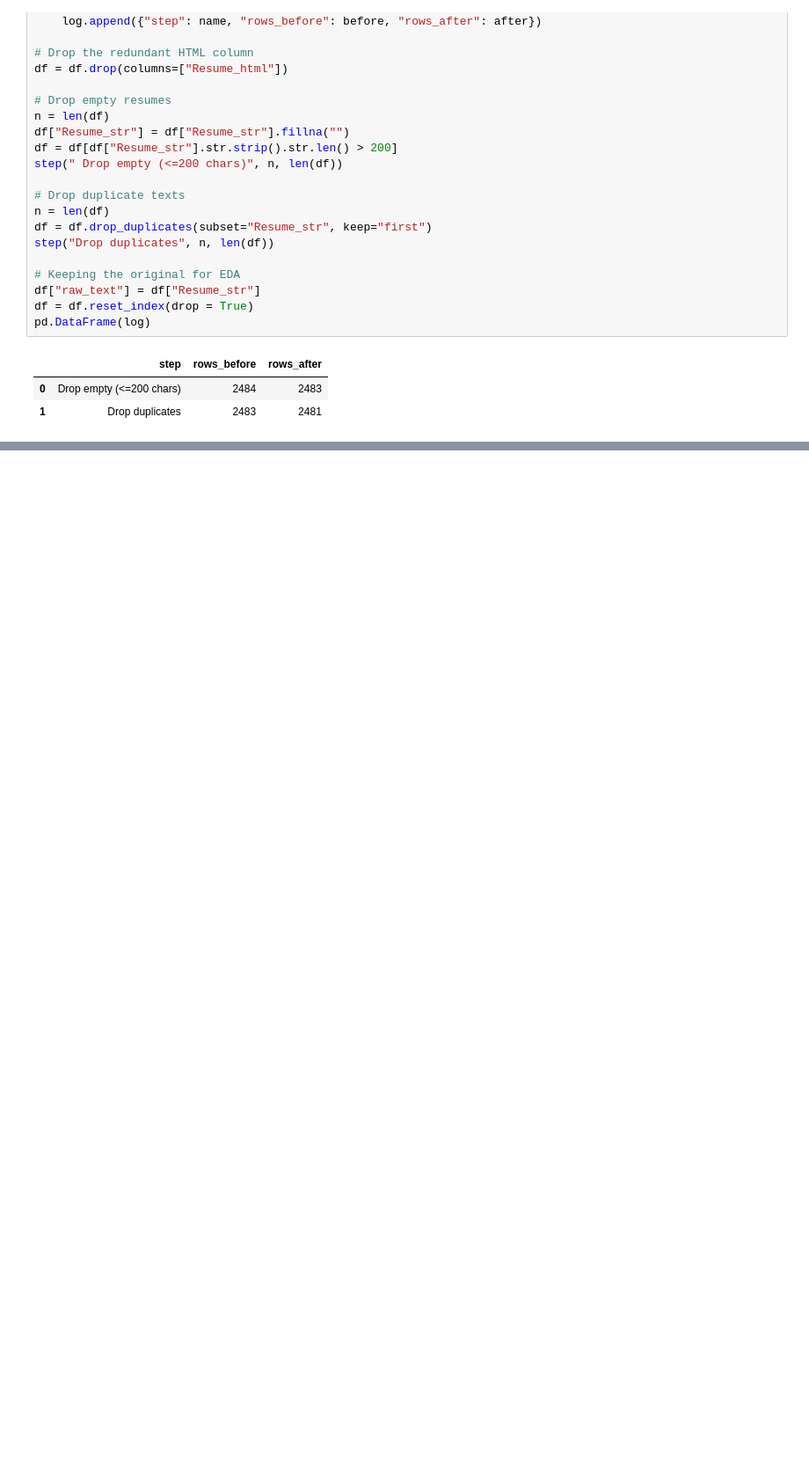
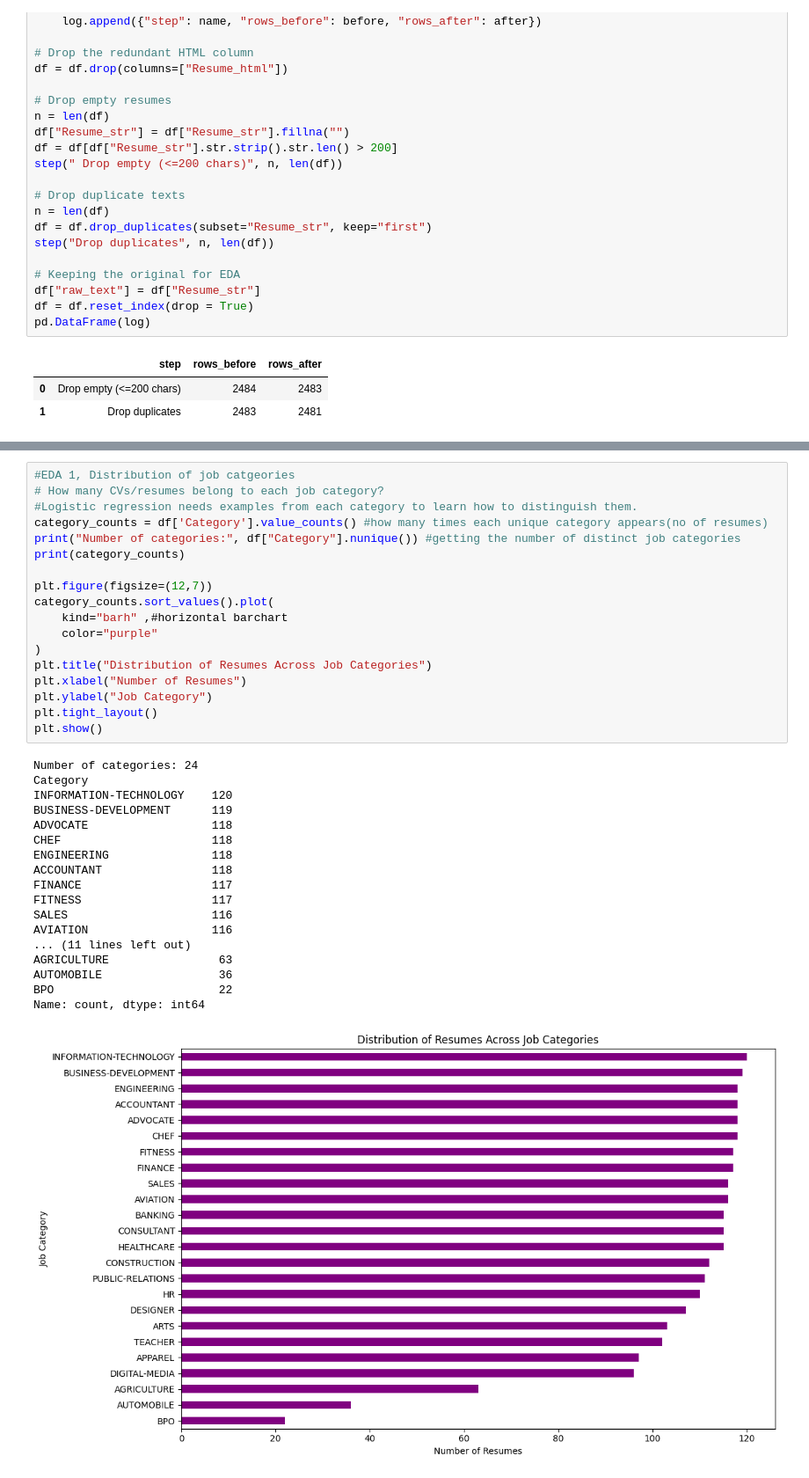
Before and after one commit to Najma-1437/SemProject_MLEngine, a Jupyter notebook: LogisticRegression_Base.ipynb, the cells around one changed output, grey strips where cells are left out. Shown at 88% size. Drawn from its saved outputs; the diff is of its cells as text; blank space fills up the shorter version.

Commit message:
added EDA for resume dataset

```diff
--- a/LogisticRegression_Base.ipynb
+++ b/LogisticRegression_Base.ipynb
@@ -143,0 +171,37 @@ pd.DataFrame(log)
+# %%
+#EDA 1, Distribution of job catgeories
+# How many CVs/resumes belong to each job category?
+#Logistic regression needs examples from each category to learn how to distinguish them.
+category_counts = df['Category'].value_counts() #how many times each unique category appears(no of resumes)
+print("Number of categories:", df["Category"].nunique()) #getting the number of distinct job categories
+print(category_counts)
+
+plt.figure(figsize=(12,7))
+category_counts.sort_values().plot(
+    kind="barh" ,#horizontal barchart
+    color="purple"
+)
+plt.title("Distribution of Resumes Across Job Categories")
+plt.xlabel("Number of Resumes")
+plt.ylabel("Job Category")
+plt.tight_layout()
+plt.show()
+# %% [output]
+Number of categories: 24
+Category
+INFORMATION-TECHNOLOGY    120
+BUSINESS-DEVELOPMENT      119
+ADVOCATE                  118
+CHEF                      118
+ENGINEERING               118
+ACCOUNTANT                118
+FINANCE                   117
+FITNESS                   117
+SALES                     116
+AVIATION                  116
+... (11 lines left out)
+AGRICULTURE                63
+AUTOMOBILE                 36
+BPO                        22
+Name: count, dtype: int64
+[figure, added]
```
Also changed, not shown: parts of 11 cells of this notebook.
